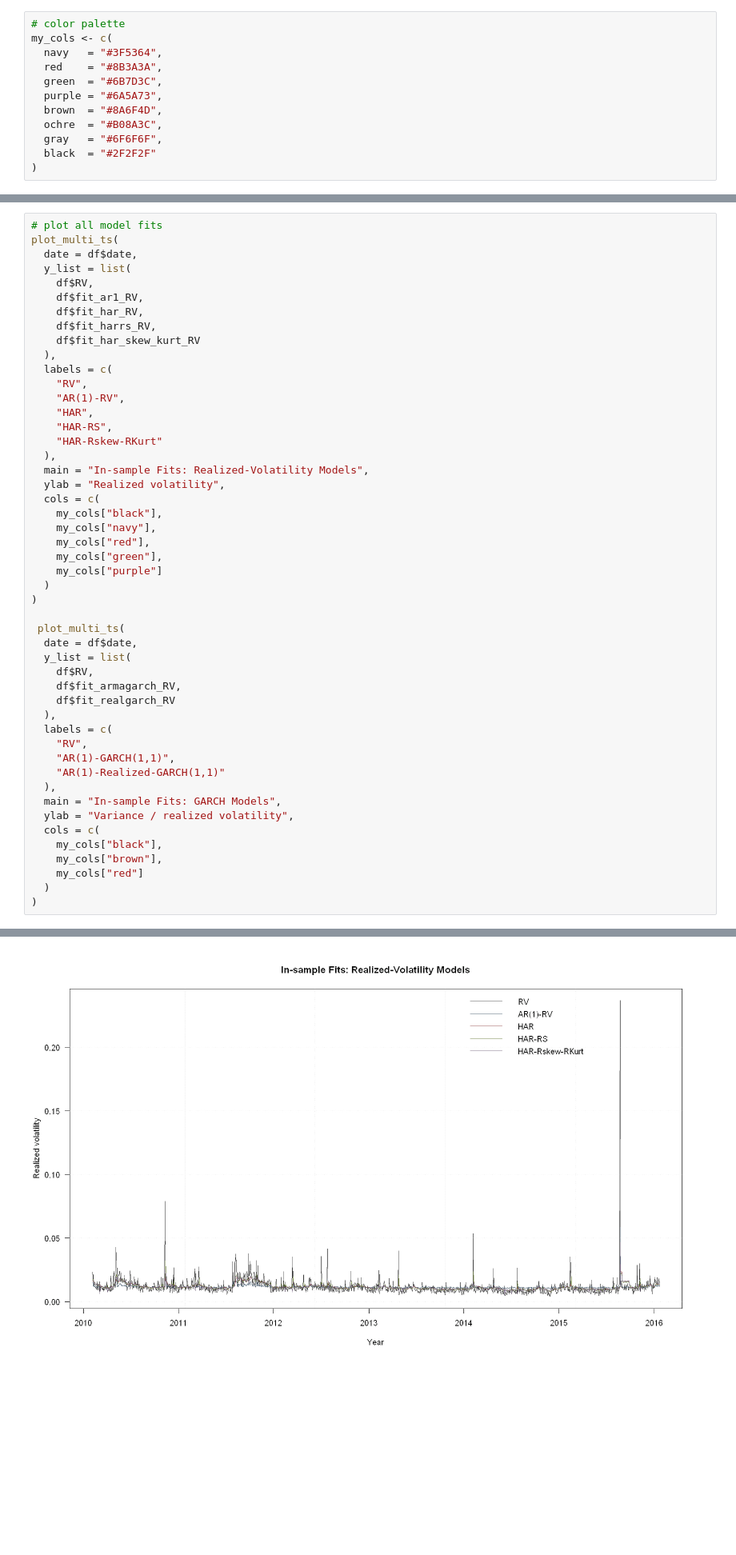
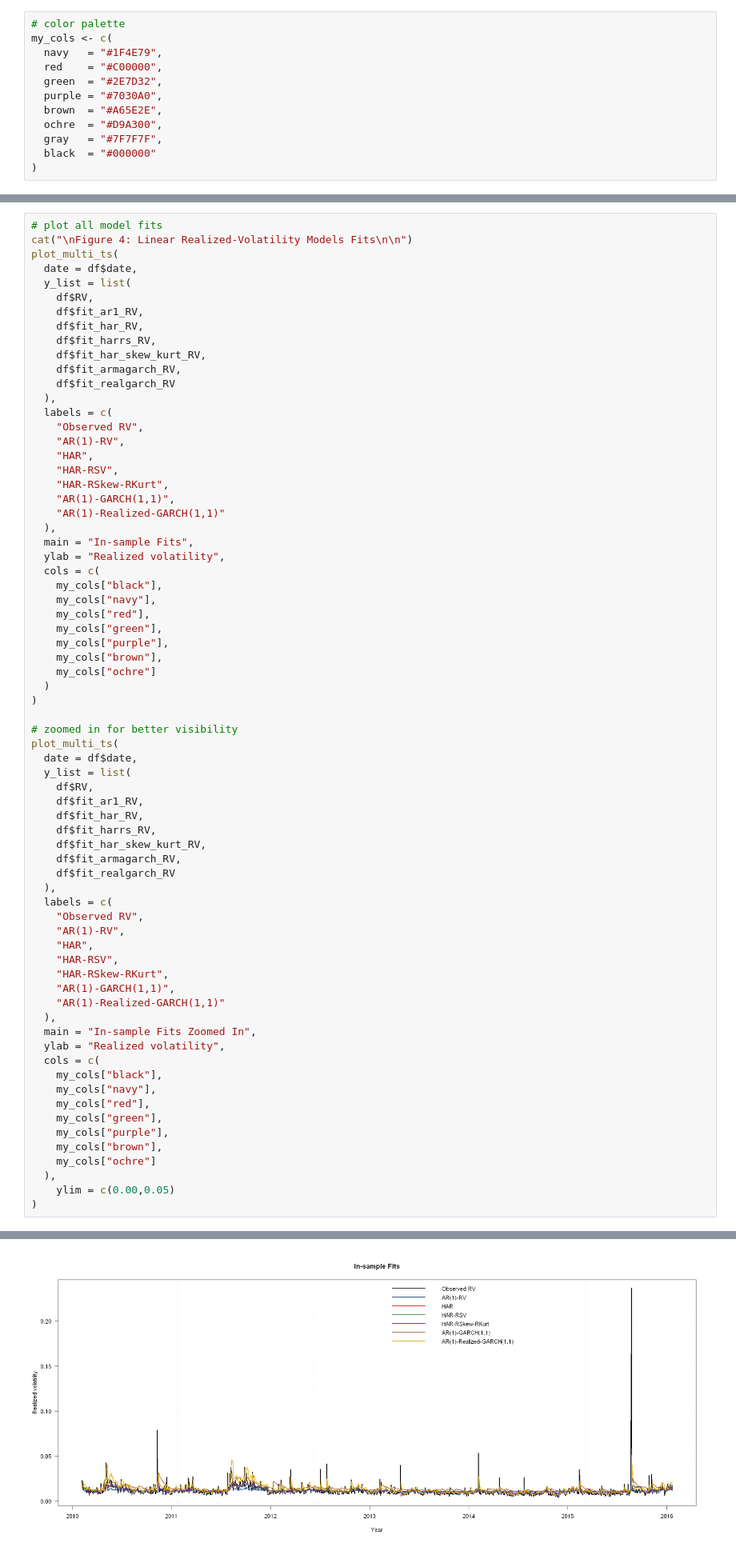
Before and after one commit to marketaondrejova/Finecox-final-project, a Jupyter notebook: Project.ipynb, the cells around one changed output, grey strips where cells are left out. Shown at 80% size. Cells and saved outputs as stored; diff of their text form; blank space fills up the shorter version.

Commit message:
task 2 ARMA-GARCH specification a tabulky a grafy

```diff
--- a/Project.ipynb
+++ b/Project.ipynb
@@ -12,14 +15,14 @@ library(modelsummary)
 # %%
 # color palette
 my_cols <- c(
-  navy   = "#3F5364",
-  red    = "#8B3A3A",
-  green  = "#6B7D3C",
-  purple = "#6A5A73",
-  brown  = "#8A6F4D",
-  ochre  = "#B08A3C",
-  gray   = "#6F6F6F",
-  black  = "#2F2F2F"
+  navy   = "#1F4E79",
+  red    = "#C00000",
+  green  = "#2E7D32",
+  purple = "#7030A0",
+  brown  = "#A65E2E",
+  ochre  = "#D9A300",
+  gray   = "#7F7F7F",
+  black  = "#000000"
 )
 # %%
 # helpers for plotting and table summaries ----
@@ -590,5 +699,6 @@ A data.frame: 17 × 7
 # %%
 # plot all model fits
+cat("\nFigure 4: Linear Realized-Volatility Models Fits\n\n")
 plot_multi_ts(
   date = df$date,
   y_list = list(
@@ -596,44 +706,64 @@ plot_multi_ts(
     df$fit_ar1_RV,
     df$fit_har_RV,
     df$fit_harrs_RV,
-    df$fit_har_skew_kurt_RV
+    df$fit_har_skew_kurt_RV,
+    df$fit_armagarch_RV,
+    df$fit_realgarch_RV
   ),
   labels = c(
-    "RV",
+    "Observed RV",
     "AR(1)-RV",
     "HAR",
-    "HAR-RS",
-    "HAR-Rskew-RKurt"
+    "HAR-RSV",
+    "HAR-RSkew-RKurt",
+    "AR(1)-GARCH(1,1)",
+    "AR(1)-Realized-GARCH(1,1)"
   ),
-  main = "In-sample Fits: Realized-Volatility Models",
+  main = "In-sample Fits",
   ylab = "Realized volatility",
   cols = c(
     my_cols["black"],
     my_cols["navy"],
     my_cols["red"],
     my_cols["green"],
-    my_cols["purple"]
+    my_cols["purple"],
+    my_cols["brown"],
+    my_cols["ochre"]
   )
 )
 
- plot_multi_ts(
+# zoomed in for better visibility
+plot_multi_ts(
   date = df$date,
   y_list = list(
     df$RV,
+    df$fit_ar1_RV,
+    df$fit_har_RV,
+    df$fit_harrs_RV,
+    df$fit_har_skew_kurt_RV,
     df$fit_armagarch_RV,
     df$fit_realgarch_RV
   ),
   labels = c(
-    "RV",
+    "Observed RV",
+    "AR(1)-RV",
+    "HAR",
+    "HAR-RSV",
+    "HAR-RSkew-RKurt",
     "AR(1)-GARCH(1,1)",
     "AR(1)-Realized-GARCH(1,1)"
   ),
-  main = "In-sample Fits: GARCH Models",
-  ylab = "Variance / realized volatility",
+  main = "In-sample Fits Zoomed In",
+  ylab = "Realized volatility",
   cols = c(
     my_cols["black"],
+    my_cols["navy"],
+    my_cols["red"],
+    my_cols["green"],
+    my_cols["purple"],
     my_cols["brown"],
-    my_cols["red"]
-  )
+    my_cols["ochre"]
+  ),
+    ylim = c(0.00,0.05)
 )
 # %% [output]
@@ -640 +771 @@ plot_multi_ts(
-[figure, old version]
+[figure, new version]
```
Also changed, not shown: parts of 21 cells of this notebook.
